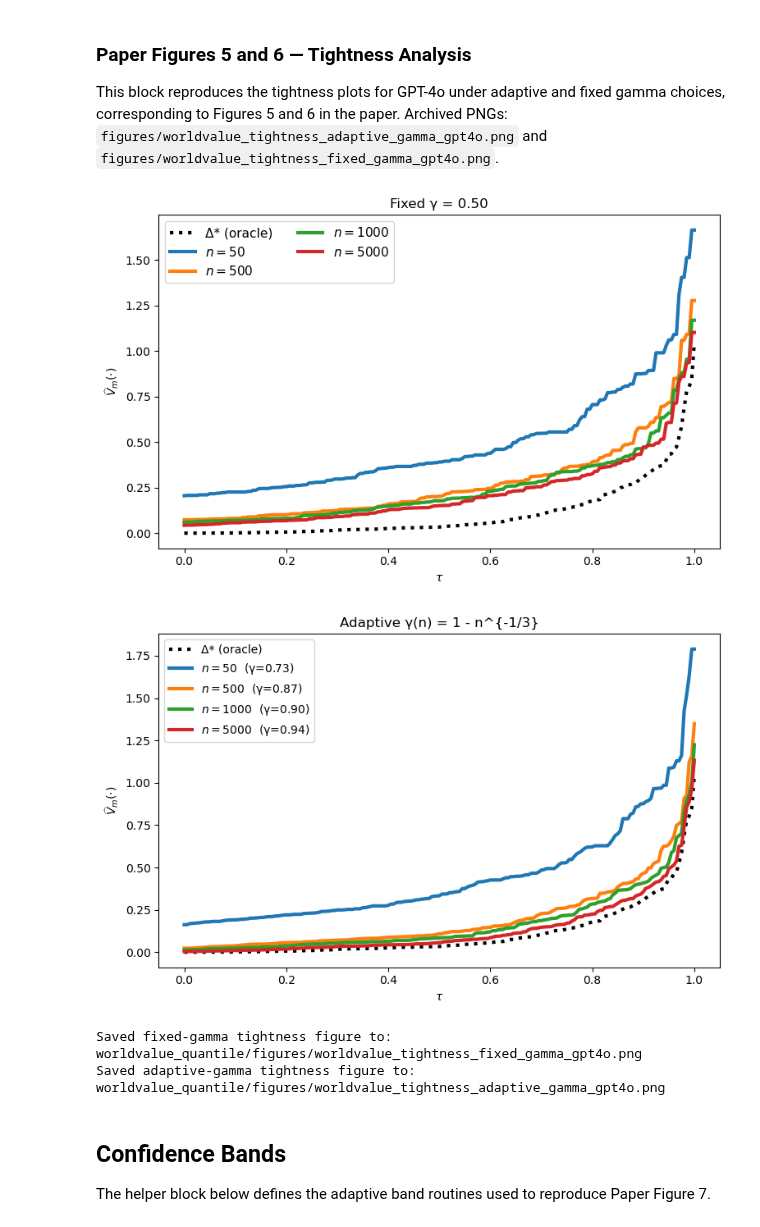
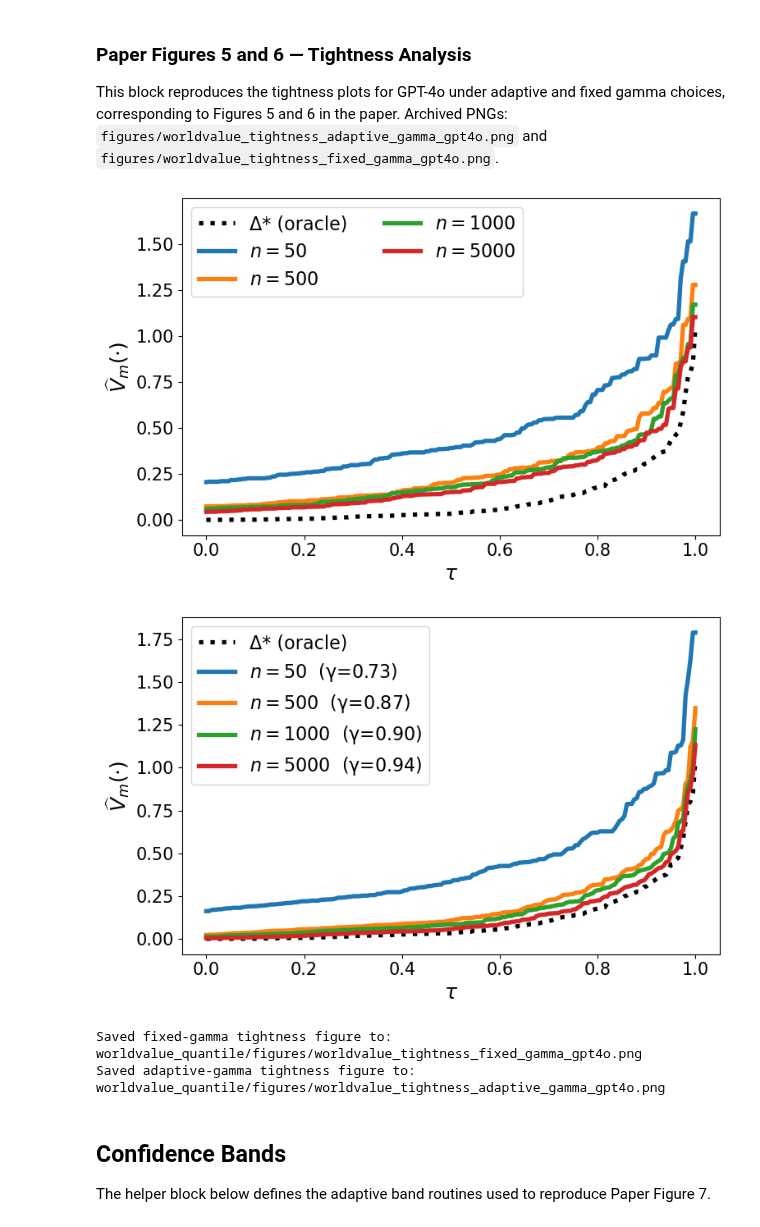
Before and after one commit to yushiouwillylin/simulator_fidelity, a Jupyter notebook: worldvalue_quantile/WV_quantile_construction.ipynb, the cells around one changed output. Saved outputs shown, nothing was run; the diff lists cells and outputs as text; code cells hidden in the pictures.

```diff
--- a/worldvalue_quantile/WV_quantile_construction.ipynb
+++ b/worldvalue_quantile/WV_quantile_construction.ipynb
@@ -693,7 +823,9 @@ def plot_empirical_quantiles_all_models_one_n(
             continue
 
         disp = name_map.get(key, key) if name_map else key
-        color = color_map.get(disp, None) if color_map else None
+        color = None
+        if color_map:
+            color = color_map.get(key, color_map.get(disp, None))
 
         # choose bar_gamma used for indexing
         if index_mode == "gamma":
@@ -864,6 +1043,11 @@ def plot_tightness_over_n_one_sim_two_graphs(
     gamma_fn=_gamma_power_1_3,
     gamma_fn_kwargs=None,
     bar_gamma_scope="n_specific",   # "n_specific" (recommended) or "global"
+    label_fontsize=14,
+    tick_fontsize=12,
+    legend_fontsize_fixed=11,
+    legend_fontsize_adaptive=10,
+    title_fontsize=16,
 ):
     """
     Produce TWO separate plots (fixed-gamma vs adaptive-gamma) for ONE simulator.
@@ -949,8 +1133,8 @@ def plot_tightness_over_n_one_sim_two_graphs(
         created_adapt = True
 
     # Plot oracle on both
-    ax_fixed.plot(tau_grid, V_true, "k:", lw=3, label="Δ* (oracle)")
-    ax_adaptive.plot(tau_grid, V_true, "k:", lw=3, label="Δ* (oracle)")
+    ax_fixed.plot(tau_grid, V_true, "k:", lw=3.8, label="Δ* (oracle)")
+    ax_adaptive.plot(tau_grid, V_true, "k:", lw=3.8, label="Δ* (oracle)")
 
     # Diagnostics
     diag = {
@@ -1015,7 +1199,7 @@ def plot_tightness_over_n_one_sim_two_graphs(
         d_vals_fixed = np.asarray(d_vals_fixed, float)
         if d_vals_fixed.size > 0:
             curve_fixed = empirical_quantile_curve(d_vals_fixed, alpha_shifted_fixed)
-            ax_fixed.plot(tau_grid, curve_fixed, lw=3, label=fr"$n={int(n)}$")
+            ax_fixed.plot(tau_grid, curve_fixed, lw=3.8, label=fr"$n={int(n)}$")
             diag["fixed"][int(n)] = {
                 "deltas": d_vals_fixed,
                 "alpha_shifted": alpha_shifted_fixed,
@@ -1037,7 +1221,7 @@ def plot_tightness_over_n_one_sim_two_graphs(
             alpha_shifted_adapt = np.clip((1.0 - bar_gamma) + bar_gamma * tau_grid, 0.0, 1.0)
             curve_adapt = empirical_quantile_curve(d_vals_adapt, alpha_shifted_adapt)
 
-            ax_adaptive.plot(tau_grid, curve_adapt, lw=3, label=fr"$n={int(n)}$  (γ={bar_gamma:.2f})")
+            ax_adaptive.plot(tau_grid, curve_adapt, lw=3.8, label=fr"$n={int(n)}$  (γ={bar_gamma:.2f})")
             diag["adaptive"][int(n)] = {
                 "deltas": d_vals_adapt,
                 "bar_gamma": bar_gamma,
@@ -1047,23 +1231,25 @@ def plot_tightness_over_n_one_sim_two_graphs(
             }
 
     # Styling: FIXED
-    ax_fixed.set_xlabel(r"$\tau$")
-    ax_fixed.set_ylabel(r"$\widehat V_m(\cdot)$")
+    ax_fixed.set_xlabel(r"$\tau$", fontsize=label_fontsize)
+    ax_fixed.set_ylabel(r"$\widehat V_m(\cdot)$", fontsize=label_fontsize)
+    ax_fixed.tick_params(axis="both", labelsize=tick_fontsize)
     if title_fixed is not None:
-        ax_fixed.set_title(title_fixed)
+        ax_fixed.set_title(title_fixed, fontsize=title_fontsize)
     else:
-        ax_fixed.set_title(fr"Fixed γ = {gamma_fixed:.2f}")
-    ax_fixed.legend(fontsize=11, ncol=2)
+        ax_fixed.set_title(fr"Fixed γ = {gamma_fixed:.2f}", fontsize=title_fontsize)
+    ax_fixed.legend(fontsize=legend_fontsize_fixed, ncol=2)
     ax_fixed.figure.tight_layout()
 
     # Styling: ADAPTIVE
-    ax_adaptive.set_xlabel(r"$\tau$")
-    ax_adaptive.set_ylabel(r"$\widehat V_m(\cdot)$")
+    ax_adaptive.set_xlabel(r"$\tau$", fontsize=label_fontsize)
+    ax_adaptive.set_ylabel(r"$\widehat V_m(\cdot)$", fontsize=label_fontsize)
+    ax_adaptive.tick_params(axis="both", labelsize=tick_fontsize)
     if title_adaptive is not None:
-        ax_adaptive.set_title(title_adaptive)
+        ax_adaptive.set_title(title_adaptive, fontsize=title_fontsize)
     else:
-        ax_adaptive.set_title(r"Adaptive γ(n) = 1 - n^{-1/3}")
-    ax_adaptive.legend(fontsize=10, ncol=1)
+        ax_adaptive.set_title(r"Adaptive γ(n) = 1 - n^{-1/3}", fontsize=title_fontsize)
+    ax_adaptive.legend(fontsize=legend_fontsize_adaptive, ncol=1)
     ax_adaptive.figure.tight_layout()
 
     if show and created_fixed:
@@ -1072,37 +1258,42 @@ def plot_tightness_over_n_one_sim_two_graphs(
         plt.show()
 
     diag["fig_fixed"] = ax_fixed.figure
     diag["fig_adaptive"] = ax_adaptive.figure
     return diag
 
 
 diag = plot_tightness_over_n_one_sim_two_graphs(
     full_human=full,
     sim_answers=gpt4o,
     n_list=[50, 500, 1000, 5000],
     k=200,
     gamma_fixed=0.50,
     ci_family="bounded",
     loss_kind="sq",
     ci_kwargs={"method": "hoeffding", "bounds": (-1.0, 1.0)},
     seed=42,
     truth_override=None,
-    title_fixed=None,
-    title_adaptive=None,
+    title_fixed="",
+    title_adaptive="",
     show=True,
     gamma_fn=_gamma_power_1_3,
     gamma_fn_kwargs={"eps": 1e-6},
     bar_gamma_scope="n_specific",
+    label_fontsize=18,
+    tick_fontsize=15,
+    legend_fontsize_fixed=16,
+    legend_fontsize_adaptive=16,
+    title_fontsize=18,
 )
 tightness_fixed_fig_path = FIGURES_DIR / "worldvalue_tightness_fixed_gamma_gpt4o.png"
 tightness_adaptive_fig_path = FIGURES_DIR / "worldvalue_tightness_adaptive_gamma_gpt4o.png"
 diag["fig_fixed"].savefig(tightness_fixed_fig_path, dpi=200, bbox_inches="tight")
 diag["fig_adaptive"].savefig(tightness_adaptive_fig_path, dpi=200, bbox_inches="tight")
 print(f"Saved fixed-gamma tightness figure to: {tightness_fixed_fig_path.relative_to(ROOT)}")
 print(f"Saved adaptive-gamma tightness figure to: {tightness_adaptive_fig_path.relative_to(ROOT)}")
 # %% [output]
-[figure, old version]
+[figure, new version]
-[figure, old version]
+[figure, new version]
 Saved fixed-gamma tightness figure to: worldvalue_quantile/figures/worldvalue_tightness_fixed_gamma_gpt4o.png
 Saved adaptive-gamma tightness figure to: worldvalue_quantile/figures/worldvalue_tightness_adaptive_gamma_gpt4o.png
 # %% [markdown]
```
Also changed, not shown: parts of 4 cells of this notebook, 11 other files.
